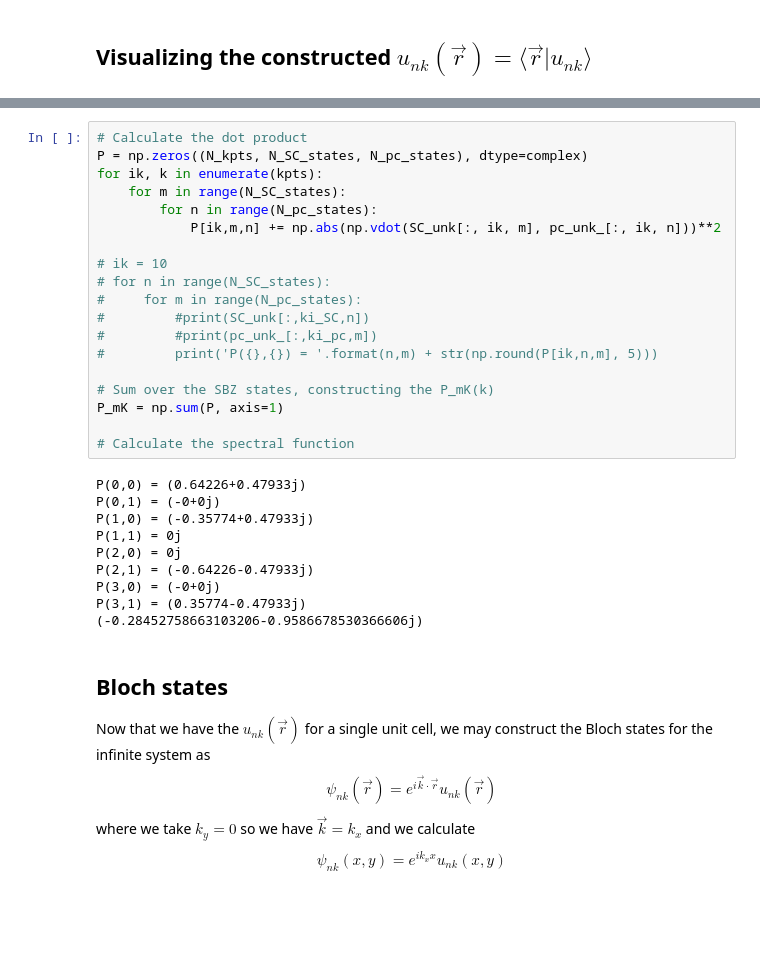
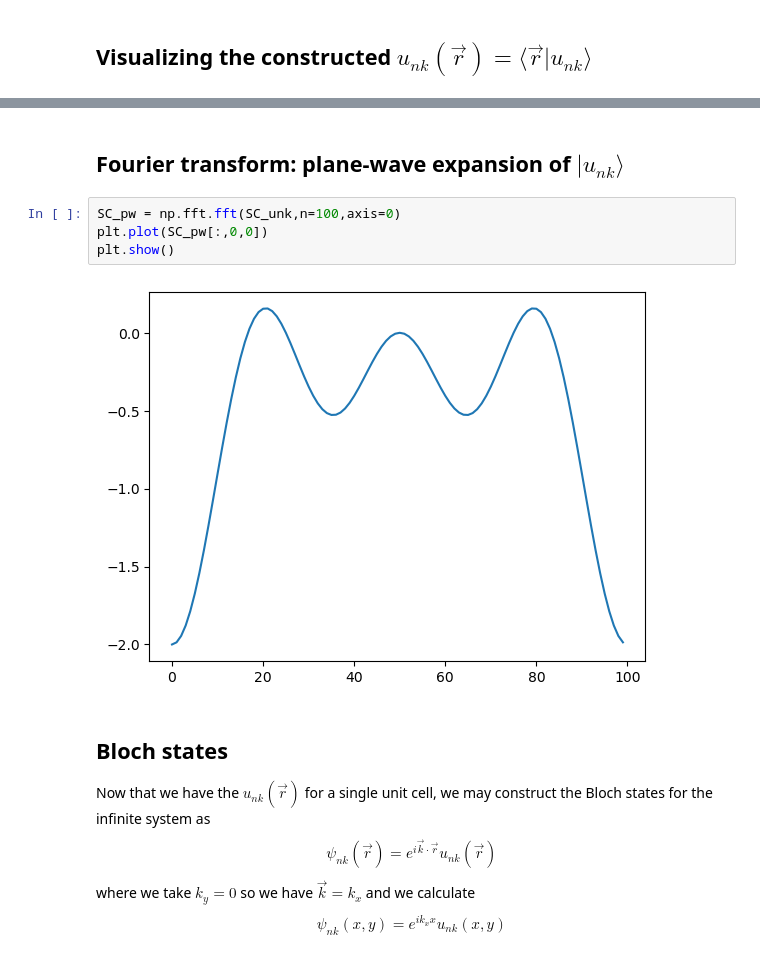
Before and after one commit to Jcrewse/helical-materials, a Jupyter notebook: kwant/ladder.ipynb, the cells around one changed output, grey strips where cells are left out. Drawn from its saved outputs; the diff is of its cells as text; blank space fills up the shorter version.

```diff
--- a/kwant/ladder.ipynb
+++ b/kwant/ladder.ipynb
@@ -393,32 +394,11 @@ which now serves as our desired effective band structure.
-# %%
-# Calculate the dot product
-P = np.zeros((N_kpts, N_SC_states, N_pc_states), dtype=complex)
-for ik, k in enumerate(kpts):
-    for m in range(N_SC_states):
-        for n in range(N_pc_states):
-            P[ik,m,n] += np.abs(np.vdot(SC_unk[:, ik, m], pc_unk_[:, ik, n]))**2
-
-# ik = 10
-# for n in range(N_SC_states):
-#     for m in range(N_pc_states):
-#         #print(SC_unk[:,ki_SC,n])
-#         #print(pc_unk_[:,ki_pc,m])
-#         print('P({},{}) = '.format(n,m) + str(np.round(P[ik,n,m], 5)))
-
-# Sum over the SBZ states, constructing the P_mK(k)
-P_mK = np.sum(P, axis=1)
-
-# Calculate the spectral function
-# %% [output]
-P(0,0) = (0.64226+0.47933j)
-P(0,1) = (-0+0j)
-P(1,0) = (-0.35774+0.47933j)
-P(1,1) = 0j
-P(2,0) = 0j
-P(2,1) = (-0.64226-0.47933j)
-P(3,0) = (-0+0j)
-P(3,1) = (0.35774-0.47933j)
-(-0.28452758663103206-0.9586678530366606j)
+# %% [markdown]
+## Fourier transform: plane-wave expansion of $|u_{nk}\rangle$
+# %%
+SC_pw = np.fft.fft(SC_unk,n=100,axis=0)
+plt.plot(SC_pw[:,0,0])
+plt.show()
+# %% [output]
+[figure, added]
 # %% [markdown]
 ## Bloch states
 Now that we have the $u_{nk}(\vec{r})$ for a single unit cell, we may construct the Bloch states for the infinite system as
```
Also changed, not shown: parts of 17 cells of this notebook.
